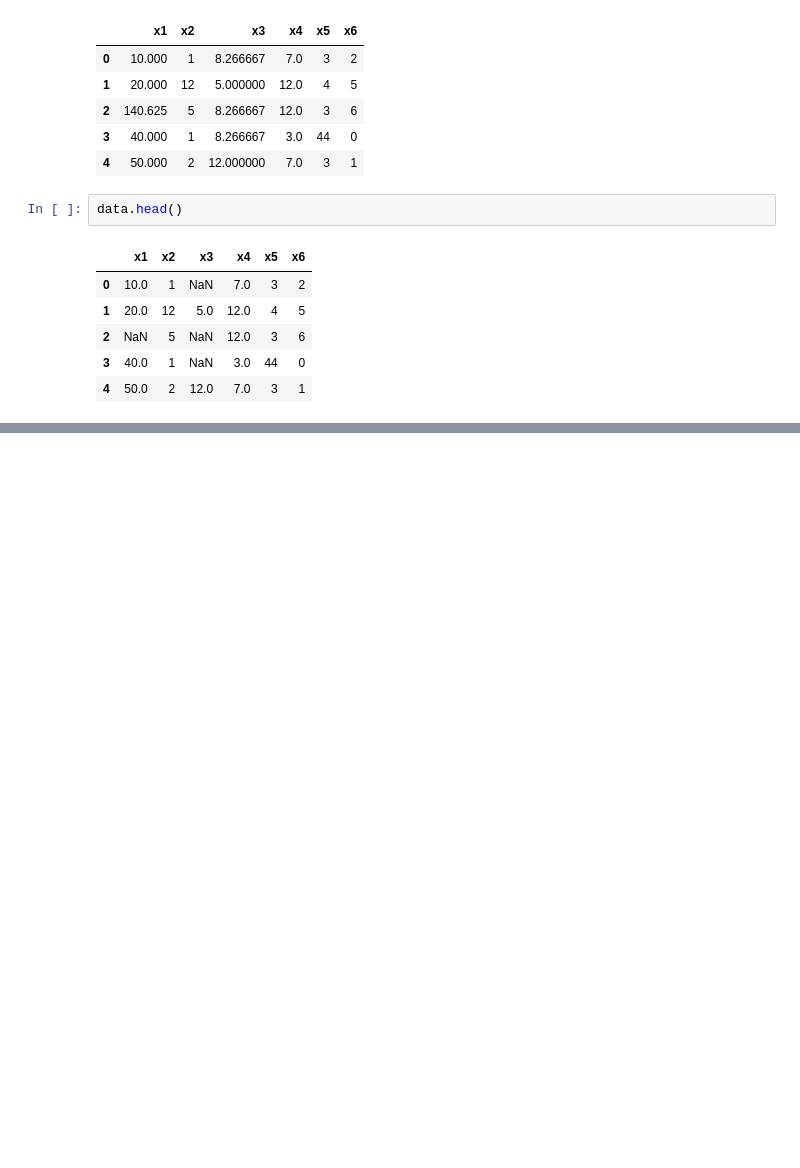
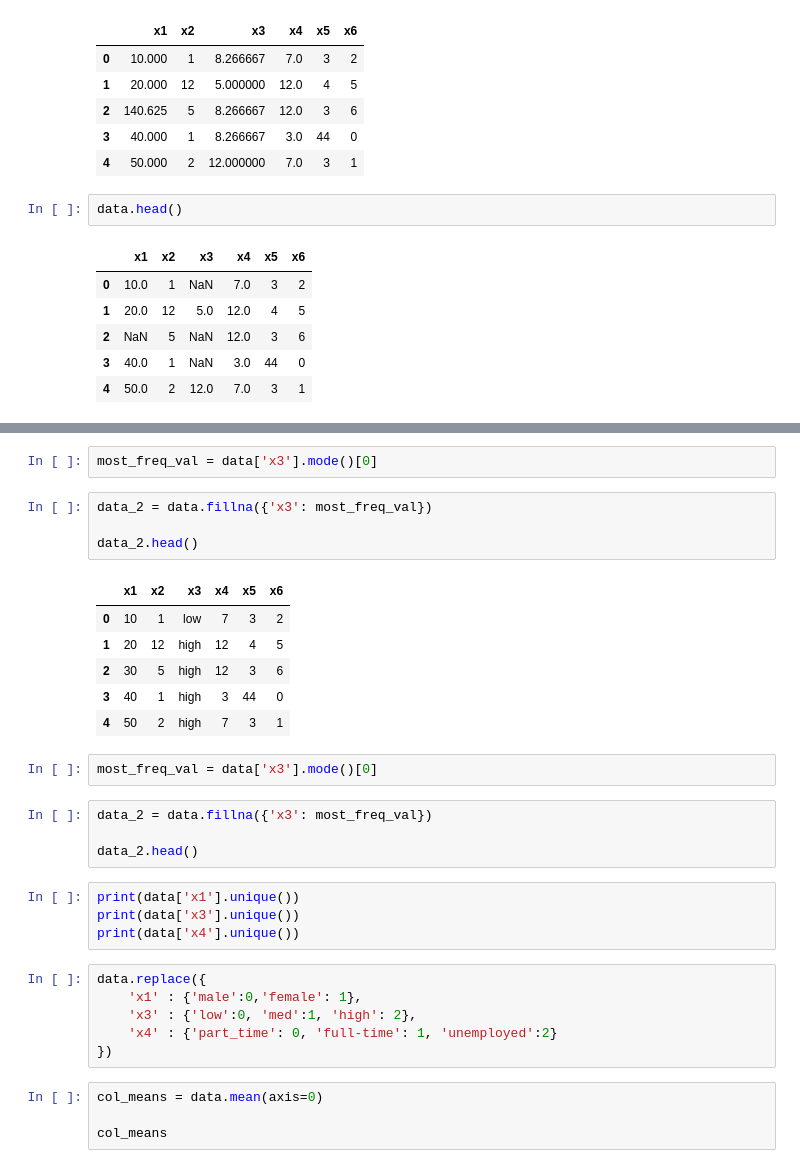
Before and after one commit to MoazzemhossainMoazz/EDGE_AI, a Jupyter notebook: Data_Preprocessing.ipynb, the cells around one changed output, grey strips where cells are left out. Drawn from its saved outputs; the diff is of its cells as text; blank space fills up the shorter version.

```diff
--- a/Data_Preprocessing.ipynb
+++ b/Data_Preprocessing.ipynb
@@ -494,0 +528,33 @@ data.head()
+# %%
+most_freq_val = data['x3'].mode()[0]
+# %%
+data_2 = data.fillna({'x3': most_freq_val})
+
+data_2.head()
+# %% [output]
+|  | x1 | x2 | x3 | x4 | x5 | x6 |
+| 0 | 10 | 1 | low | 7 | 3 | 2 |
+| 1 | 20 | 12 | high | 12 | 4 | 5 |
+| 2 | 30 | 5 | high | 12 | 3 | 6 |
+| 3 | 40 | 1 | high | 3 | 44 | 0 |
+| 4 | 50 | 2 | high | 7 | 3 | 1 |
+# %%
+most_freq_val = data['x3'].mode()[0]
+# %%
+data_2 = data.fillna({'x3': most_freq_val})
+
+data_2.head()
+# %%
+print(data['x1'].unique())
+print(data['x3'].unique())
+print(data['x4'].unique())
+# %%
+data.replace({
+    'x1' : {'male':0,'female': 1},
+    'x3' : {'low':0, 'med':1, 'high': 2},
+    'x4' : {'part_time': 0, 'full-time': 1, 'unemployed':2}
+})
+# %%
+col_means = data.mean(axis=0)
+
+col_means
```
Also changed, not shown: parts of 8 cells of this notebook.
